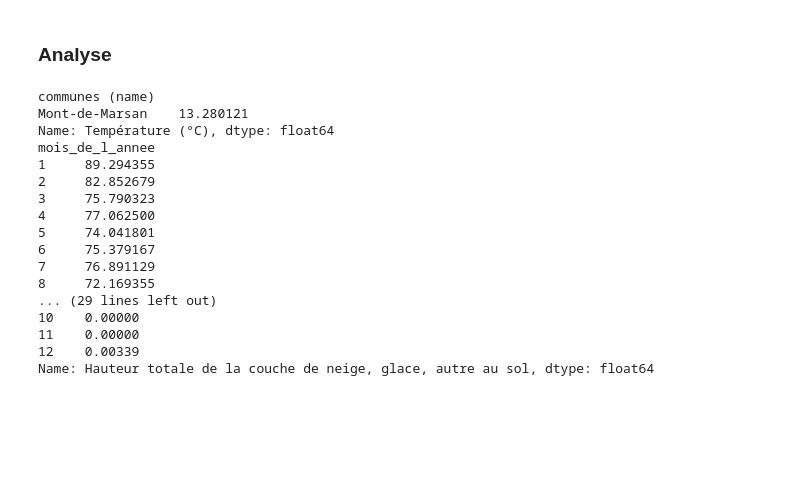
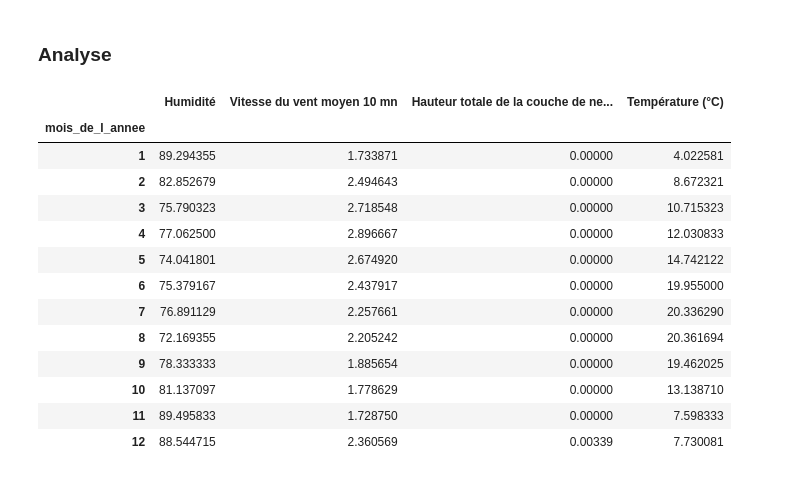
Before and after one commit to IDeAmiage/data_exploration, a Jupyter notebook: Environnement.ipynb, the cells around one changed output. Drawn from its saved outputs; the diff is of its cells as text; code cells hidden in the pictures; blank space fills up the shorter version.

```diff
--- a/Environnement.ipynb
+++ b/Environnement.ipynb
@@ -254,37 +254,34 @@ https://public.opendatasoft.com/api/datasets/1.0/donnees-synop-essentielles-omm/
 # %%
 # Température moyen par communes
 # Température moyen sur un mois
 # moyen d'humitié
 # moyen vitesse du vent
 # moyen couche de neige
 
-communes_df = df.groupby('communes (name)')
 mois_df = df.groupby('mois_de_l_annee')
 
-temperature_df_moy = communes_df['Température (°C)'].mean()
+temperature_df_moy = mois_df['Température (°C)'].mean()
 humidite_df_moy = mois_df['Humidité'].mean()
 vitesse_vent_df_moy = mois_df['Vitesse du vent moyen 10 mn'].mean()
 couche_neige_df_moy = mois_df['Hauteur totale de la couche de neige, glace, autre au sol'].mean()
 
-print(temperature_df_moy)
-print(humidite_df_moy)
-print(vitesse_vent_df_moy)
-print(couche_neige_df_moy)
+df_indicators = pd.merge(humidite_df_moy, vitesse_vent_df_moy, on='mois_de_l_annee', how='outer')
+df_indicators = pd.merge(df_indicators, couche_neige_df_moy, on='mois_de_l_annee', how='outer')
+df_indicators = pd.merge(df_indicators, temperature_df_moy, on='mois_de_l_annee', how='outer')
+
+df_indicators
 # %% [output]
-communes (name)
-Mont-de-Marsan    13.280121
-Name: Température (°C), dtype: float64
-mois_de_l_annee
-1     89.294355
-2     82.852679
-3     75.790323
-4     77.062500
-5     74.041801
-6     75.379167
-7     76.891129
-8     72.169355
-... (29 lines left out)
-10    0.00000
-11    0.00000
-12    0.00339
-Name: Hauteur totale de la couche de neige, glace, autre au sol, dtype: float64
+|  | Humidité | Vitesse du vent moyen 10 mn | Hauteur totale de la couche de ne... | Température (°C) |
+| mois_de_l_annee |  |  |  |  |
+| 1 | 89.294355 | 1.733871 | 0.00000 | 4.022581 |
+| 2 | 82.852679 | 2.494643 | 0.00000 | 8.672321 |
+| 3 | 75.790323 | 2.718548 | 0.00000 | 10.715323 |
+| 4 | 77.062500 | 2.896667 | 0.00000 | 12.030833 |
+| 5 | 74.041801 | 2.674920 | 0.00000 | 14.742122 |
+| 6 | 75.379167 | 2.437917 | 0.00000 | 19.955000 |
+| 7 | 76.891129 | 2.257661 | 0.00000 | 20.336290 |
+| 8 | 72.169355 | 2.205242 | 0.00000 | 20.361694 |
+| 9 | 78.333333 | 1.885654 | 0.00000 | 19.462025 |
+| 10 | 81.137097 | 1.778629 | 0.00000 | 13.138710 |
+| 11 | 89.495833 | 1.728750 | 0.00000 | 7.598333 |
+| 12 | 88.544715 | 2.360569 | 0.00339 | 7.730081 |
```
Also changed, not shown: 1 other file.
